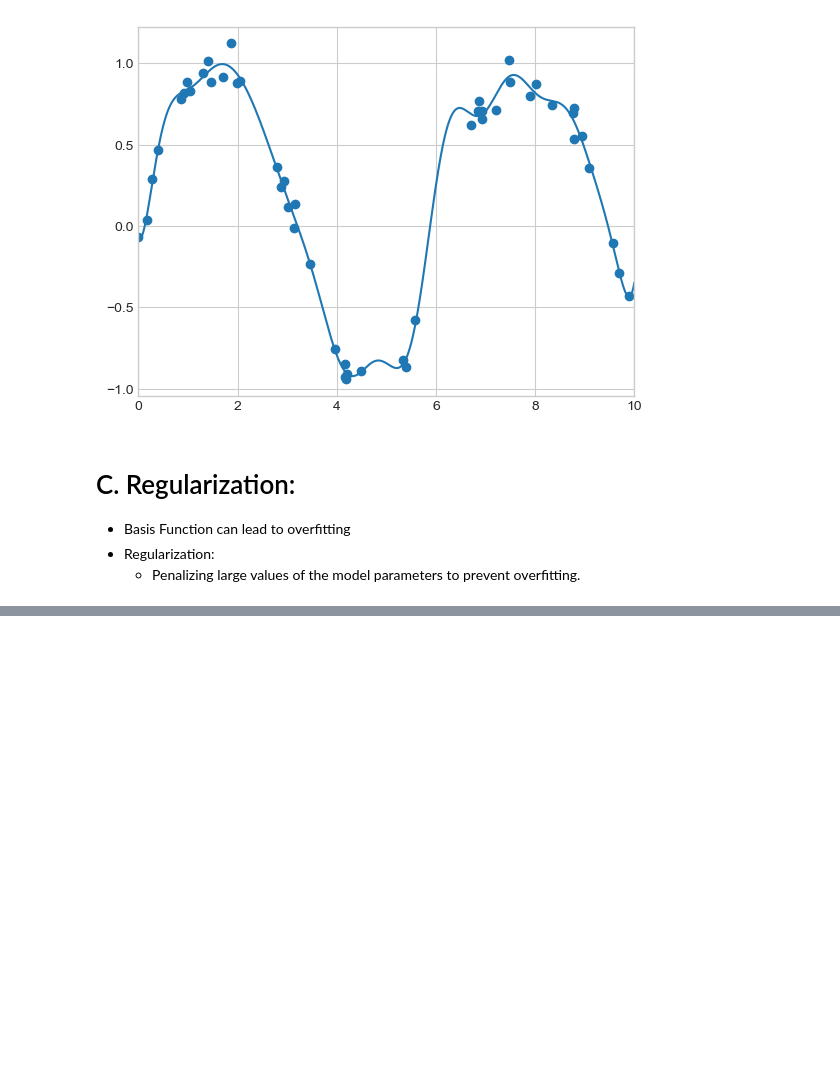
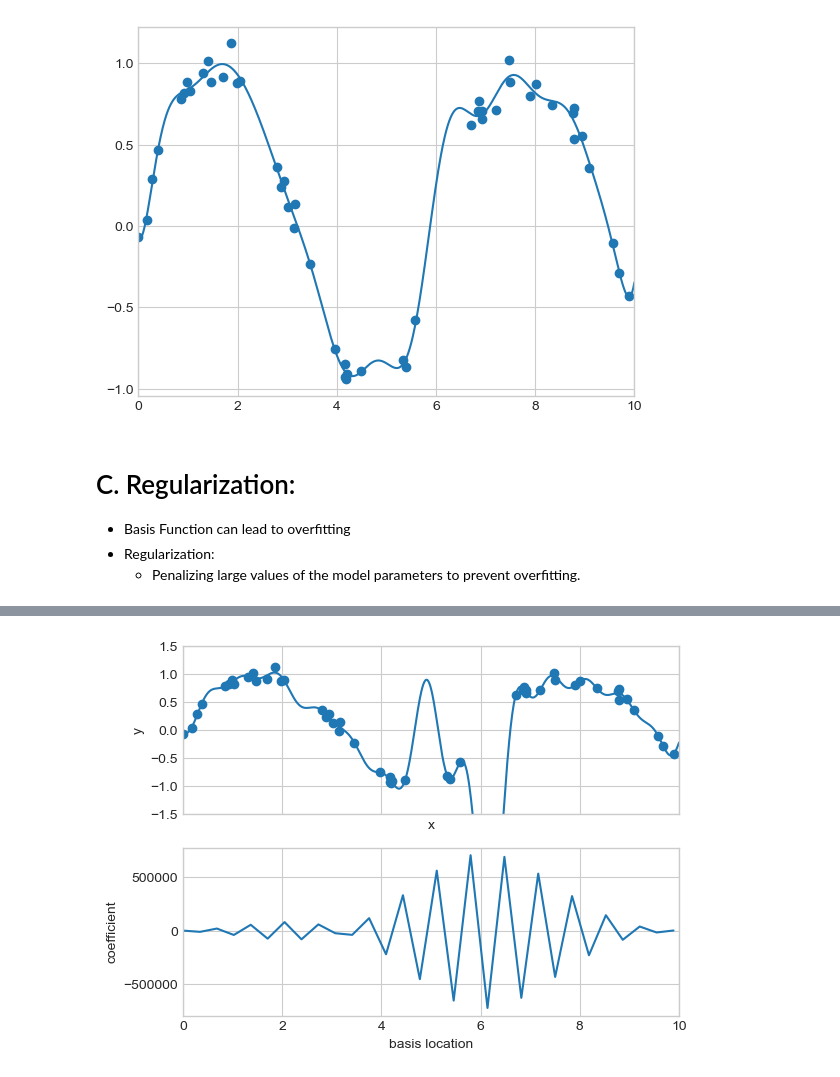
Before and after one commit to Spin8Cycle/ds-proj-remote, a Jupyter notebook: PDSHEx/ml_sklearn_notes/ml_linear_regression.ipynb, the cells around one changed output, grey strips where cells are left out. Saved outputs shown, nothing was run; the diff lists cells and outputs as text; code cells hidden in the pictures; blank space fills up the shorter version.

```diff
--- a/PDSHEx/ml_sklearn_notes/ml_linear_regression.ipynb
+++ b/PDSHEx/ml_sklearn_notes/ml_linear_regression.ipynb
@@ -153,0 +170,22 @@ plt.xlim(0, 10);
+# %%
+def basis_plot(model, title=None):
+    """
+    Plot the coefficients of the Gaussian bases with respect to their locations.
+    """
+    fig, ax = plt.subplots(2, sharex=True)
+    model.fit(x[:, np.newaxis], y)
+
+    ax[0].scatter(x, y)
+    ax[0].plot(x_test, model.predict(x_test[:, np.newaxis]))
+    ax[0].set(xlabel='x', ylabel='y', ylim=(-1.5, 1.5))
+
+    if title:
+        ax[0].set_title(title)
+
+    ax[1].plot(model.steps[0][1].centers_, model.steps[1][1].coef_)
+    ax[1].set(xlabel='basis location', ylabel='coefficient', xlim=(0, 10))
+
+model = make_pipeline(GaussianFeatures(30), LinearRegression())
+basis_plot(model)
+# %% [output]
+[figure, added]
```
Also changed, not shown: parts of 21 cells of this notebook.
